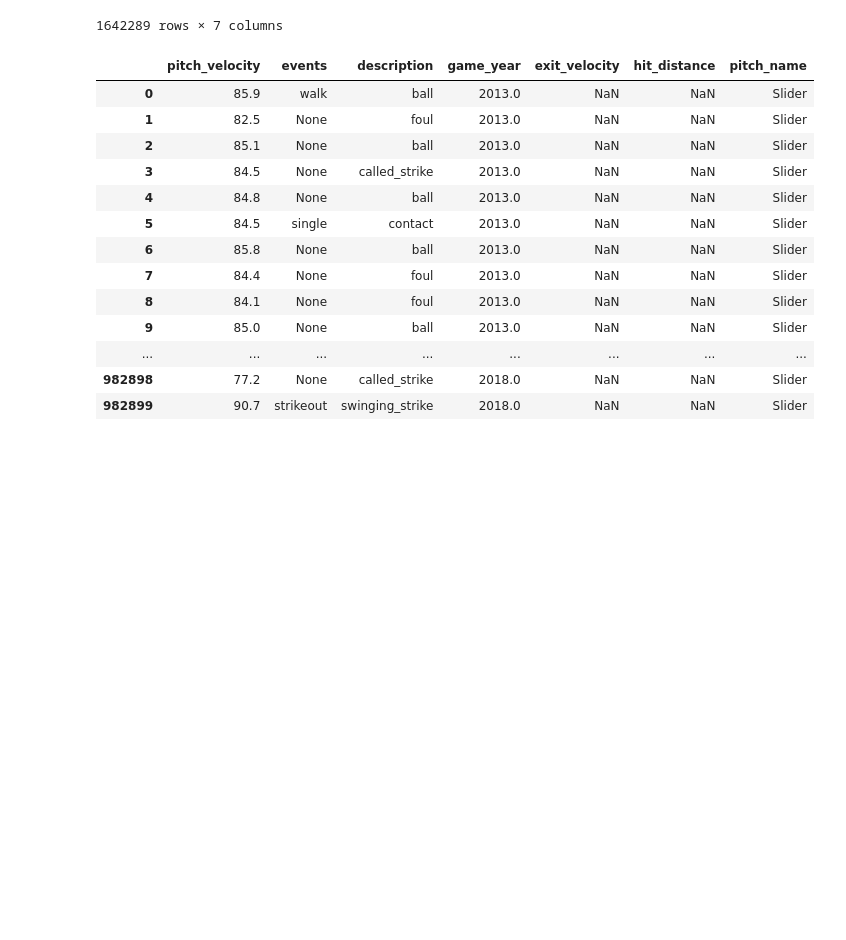
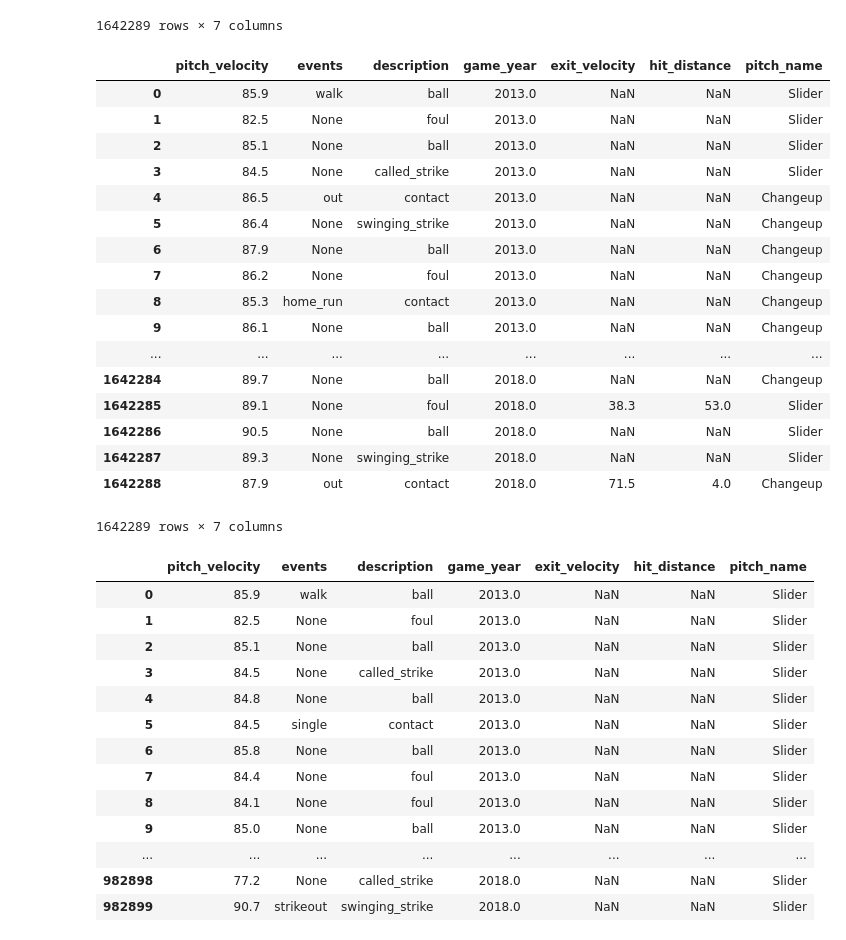
Before and after one commit to nradich/Pitch_Effective, a Jupyter notebook: pitch_cleaning.ipynb, the cells around one changed output. Saved outputs shown, nothing was run; the diff lists cells and outputs as text; code cells hidden in the pictures; blank space fills up the shorter version.

```diff
--- a/pitch_cleaning.ipynb
+++ b/pitch_cleaning.ipynb
@@ -2113 +2112,27 @@ Base = declarative_base()
+# %%
+from sqlalchemy import create_engine, Column, Integer, String
+from sqlalchemy.ext.declarative import declarative_base
+engine = create_engine('sqlite:///pitchingdata.sqlite')
+Base = declarative_base()
+
+class visualdata(Base):
+    __tablename__ = 'visualdata'
+
+    id = Column(Integer, primary_key=True, autoincrement=True)
+    pitch_velocity = Column(Integer)
+    events = Column(String)
+    description = Column(String)
+    game_year = Column(Integer)
+    exit_velocity = Column(Integer)
+    hit_distance = Column(Integer)
+    pitch_name = Column(String)
+
+
+
+Base.metadata.create_all(engine)
+
+from sqlalchemy.orm import Session
+session = Session(bind=engine)
+
+export_data.to_sql('pitchingdata',  con=engine, if_exists='replace',chunksize=200)
 # %%
@@ -2135,6 +2163,29 @@ export_data.to_sql('visual_data', con=engine, if_exists='replace', index=False,
 # %%
 #practice query
 row_count = pd.read_sql("Select * from visual_data where pitch_name = 'Slider'", con=engine)
+# %%
+test = pd.read_sql("select * from visual_data", con=engine)
+# %%
+test
+# %% [output]
+|  | pitch_velocity | events | description | game_year | exit_velocity | hit_distance | pitch_name |
+| 0 | 85.9 | walk | ball | 2013.0 | NaN | NaN | Slider |
+| 1 | 82.5 | None | foul | 2013.0 | NaN | NaN | Slider |
+| 2 | 85.1 | None | ball | 2013.0 | NaN | NaN | Slider |
+| 3 | 84.5 | None | called_strike | 2013.0 | NaN | NaN | Slider |
+| 4 | 86.5 | out | contact | 2013.0 | NaN | NaN | Changeup |
+| 5 | 86.4 | None | swinging_strike | 2013.0 | NaN | NaN | Changeup |
+| 6 | 87.9 | None | ball | 2013.0 | NaN | NaN | Changeup |
+| 7 | 86.2 | None | foul | 2013.0 | NaN | NaN | Changeup |
+| 8 | 85.3 | home_run | contact | 2013.0 | NaN | NaN | Changeup |
+| 9 | 86.1 | None | ball | 2013.0 | NaN | NaN | Changeup |
+| ... | ... | ... | ... | ... | ... | ... | ... |
+| 1642284 | 89.7 | None | ball | 2018.0 | NaN | NaN | Changeup |
+| 1642285 | 89.1 | None | foul | 2018.0 | 38.3 | 53.0 | Slider |
+| 1642286 | 90.5 | None | ball | 2018.0 | NaN | NaN | Slider |
+| 1642287 | 89.3 | None | swinging_strike | 2018.0 | NaN | NaN | Slider |
+| 1642288 | 87.9 | out | contact | 2018.0 | 71.5 | 4.0 | Changeup |
+1642289 rows × 7 columns
 # %%
 row_count
 # %% [output]
```
Also changed, not shown: parts of 5 cells of this notebook.
